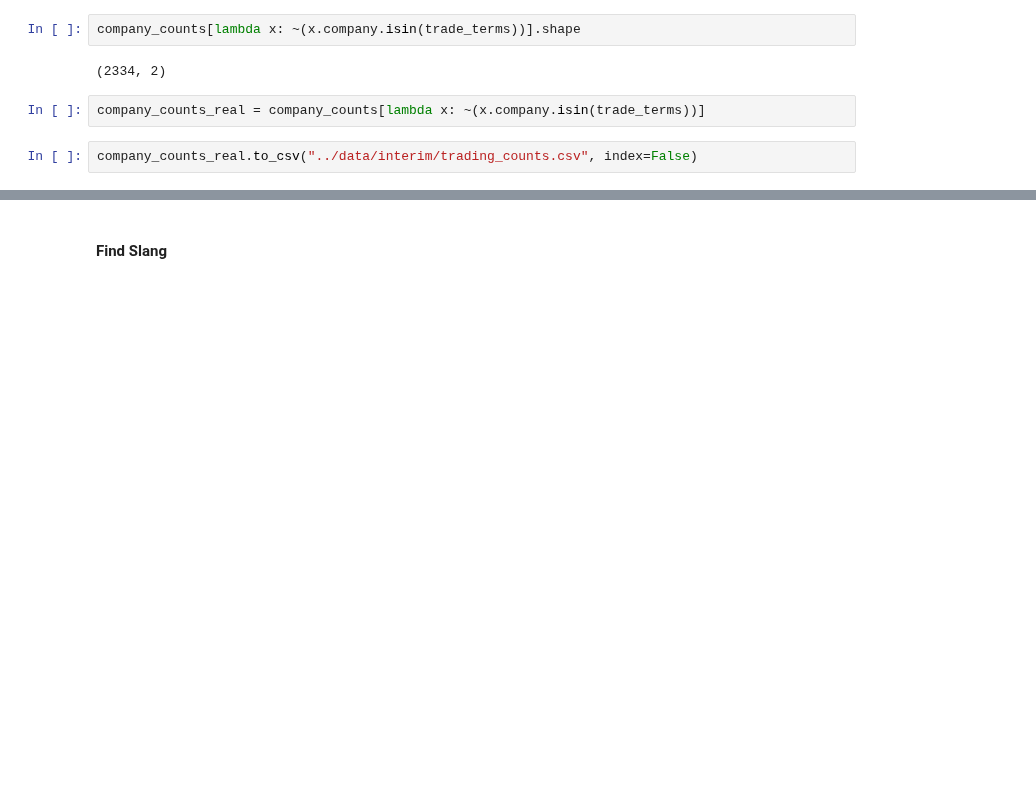
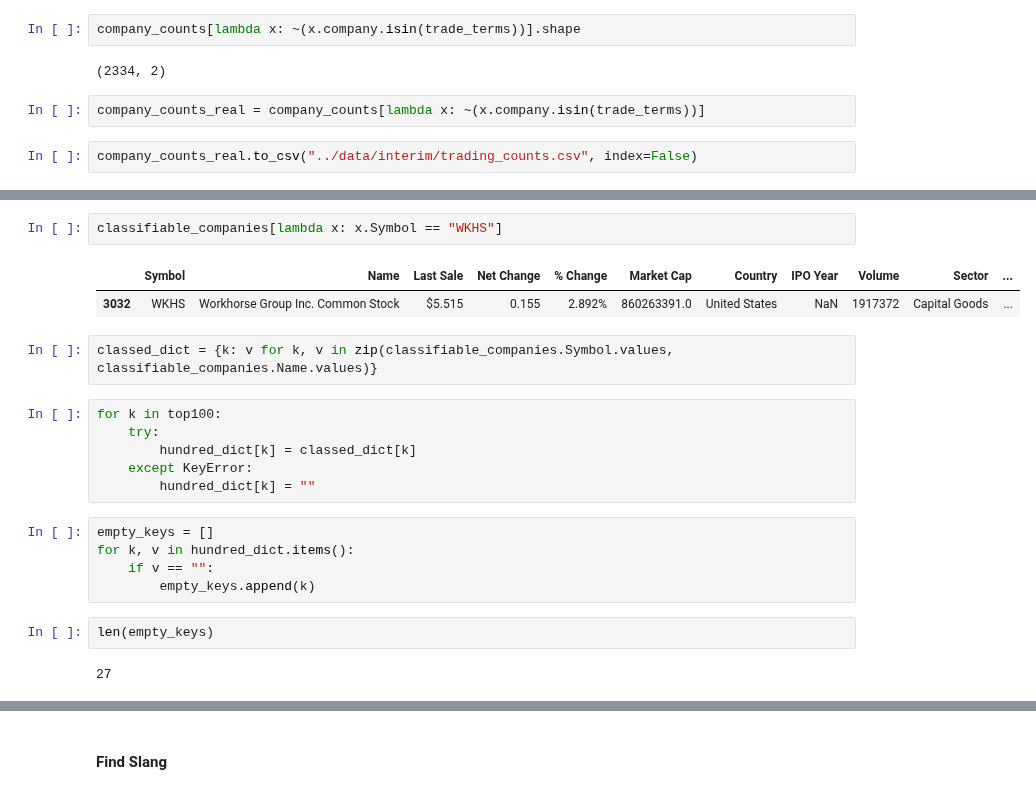
Before and after one commit to kyle-rgb/Discord_Project, a Jupyter notebook: notebooks/Data_Cleaning.ipynb, the cells around one changed output, grey strips where cells are left out. Cells and saved outputs as stored; diff of their text form; blank space fills up the shorter version.

```diff
--- a/notebooks/Data_Cleaning.ipynb
+++ b/notebooks/Data_Cleaning.ipynb
@@ -1221,0 +1383,22 @@ company_counts_real.to_csv("../data/interim/trading_counts.csv", index=False)
+# %%
+classifiable_companies[lambda x: x.Symbol == "WKHS"]
+# %% [output]
+|  | Symbol | Name | Last Sale | Net Change | % Change | Market Cap | Country | IPO Year | Volume | Sector | ... |
+| 3032 | WKHS | Workhorse Group Inc. Common Stock | $5.515 | 0.155 | 2.892% | 860263391.0 | United States | NaN | 1917372 | Capital Goods | ... |
+# %%
+classed_dict = {k: v for k, v in zip(classifiable_companies.Symbol.values, classifiable_companies.Name.values)}
+# %%
+for k in top100:
+    try:
+        hundred_dict[k] = classed_dict[k]
+    except KeyError:
+        hundred_dict[k] = ""
+# %%
+empty_keys = []
+for k, v in hundred_dict.items():
+    if v == "":
+        empty_keys.append(k)
+# %%
+len(empty_keys)
+# %% [output]
+27
```
Also changed, not shown: parts of 14 cells of this notebook.
